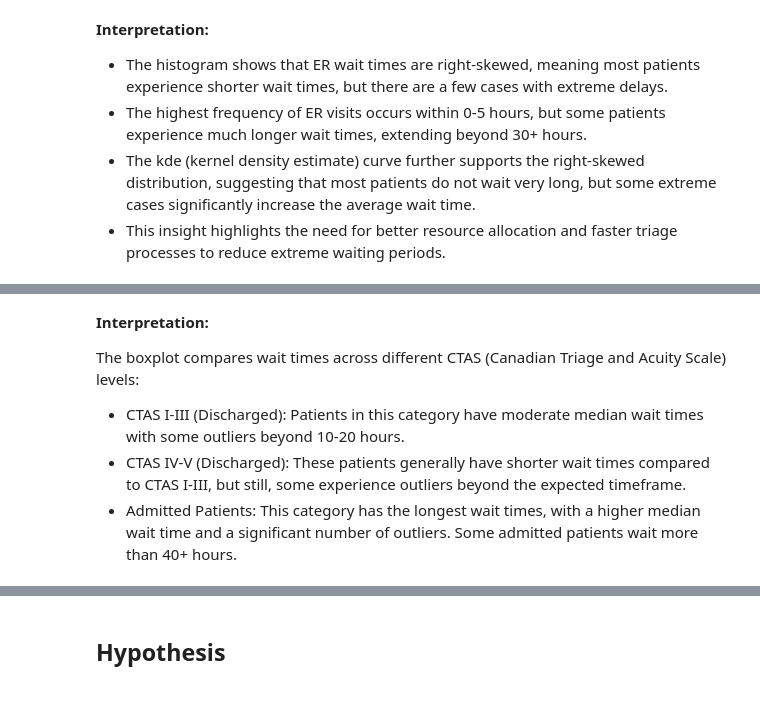
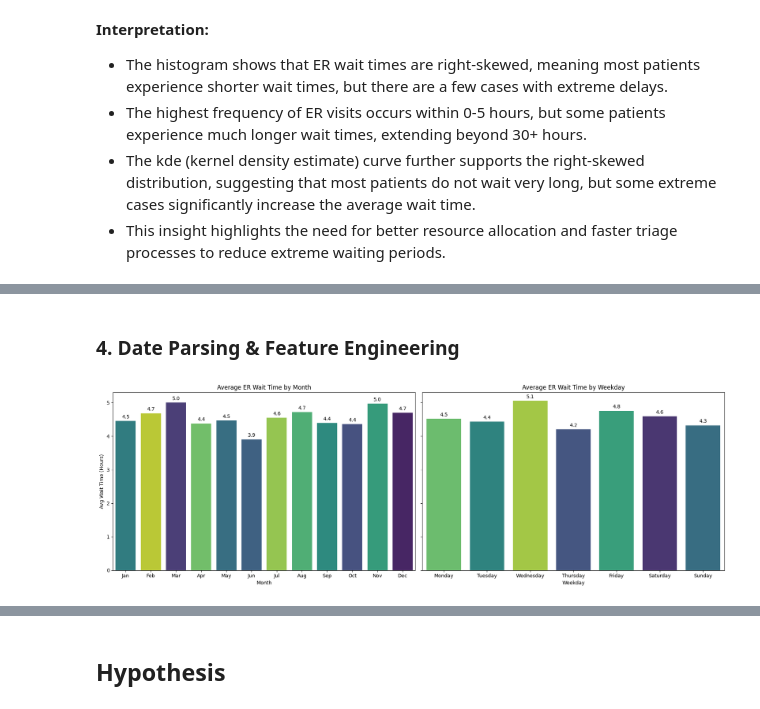
Before and after one commit to priyankachiti/CSCN8040_Group7, a Jupyter notebook: notebooks/ER_Wait_Times_Ontario.ipynb, the cells around one changed output, grey strips where cells are left out. Saved outputs shown, nothing was run; the diff lists cells and outputs as text; code cells hidden in the pictures.

Commit message:
Added extended EDA and Data Wrangling

```diff
--- a/notebooks/ER_Wait_Times_Ontario.ipynb
+++ b/notebooks/ER_Wait_Times_Ontario.ipynb
@@ -137,8 +123,39 @@ plt.show()
-# %% [markdown]
-**Interpretation:**
-
-The boxplot compares wait times across different CTAS (Canadian Triage and Acuity Scale) levels:
-
-* CTAS I-III (Discharged): Patients in this category have moderate median wait times with some outliers beyond 10-20 hours.
-* CTAS IV-V (Discharged): These patients generally have shorter wait times compared to CTAS I-III, but still, some experience outliers beyond the   expected timeframe.
-* Admitted Patients: This category has the longest wait times, with a higher median wait time and a significant number of outliers. Some admitted patients wait more than 40+ hours.
+# %% [markdown]
+### 4. Date Parsing & Feature Engineering
+# %%
+# Ensurng 'Month' is in numeric format and 'Date' is a datetime object
+df['Date'] = pd.to_datetime(df['Date'], errors='coerce')
+df['Month'] = df['Date'].dt.month
+df['Weekday'] = df['Date'].dt.day_name()
+
+# Created a new column for month abbreviation
+df['Month_Name'] = df['Month'].apply(lambda x: calendar.month_abbr[x])
+
+# Defining the order for months and weekdays
+month_order = list(calendar.month_abbr)[1:]  # ['Jan', 'Feb', ..., 'Dec']
+weekday_order = ['Monday', 'Tuesday', 'Wednesday', 'Thursday', 'Friday', 'Saturday', 'Sunday']
+
+# Set up the matplotlib figure with two subplots side by side
+fig, axes = plt.subplots(1, 2, figsize=(18, 6), sharey=True)
+
+# Plot 1: Average ER Wait Time by Month
+sns.barplot(ax=axes[0], data=df, x='Month_Name', y='WaitTime_Hours', hue='Month_Name',estimator='mean', order=month_order, errorbar=None, palette='viridis', legend=False)
+axes[0].set_title('Average ER Wait Time by Month')
+axes[0].set_xlabel('Month')
+axes[0].set_ylabel('Avg Wait Time (Hours)')
+for container in axes[0].containers:
+    axes[0].bar_label(container, fmt='%.1f', padding=3)
+
+# Plot 2: Average ER Wait Time by Weekday
+sns.barplot(ax=axes[1], data=df, x='Weekday', y='WaitTime_Hours', hue='Weekday', estimator='mean', order=weekday_order, errorbar=None, palette='viridis', legend=False)
+axes[1].set_title('Average ER Wait Time by Weekday')
+axes[1].set_xlabel('Weekday')
+axes[1].set_ylabel('')
+for container in axes[1].containers:
+    axes[1].bar_label(container, fmt='%.1f', padding=3)
+
+# Display the plots
+plt.tight_layout()
+plt.show()
+# %% [output]
+[figure, added]
```
Also changed, not shown: parts of 25 cells of this notebook.
